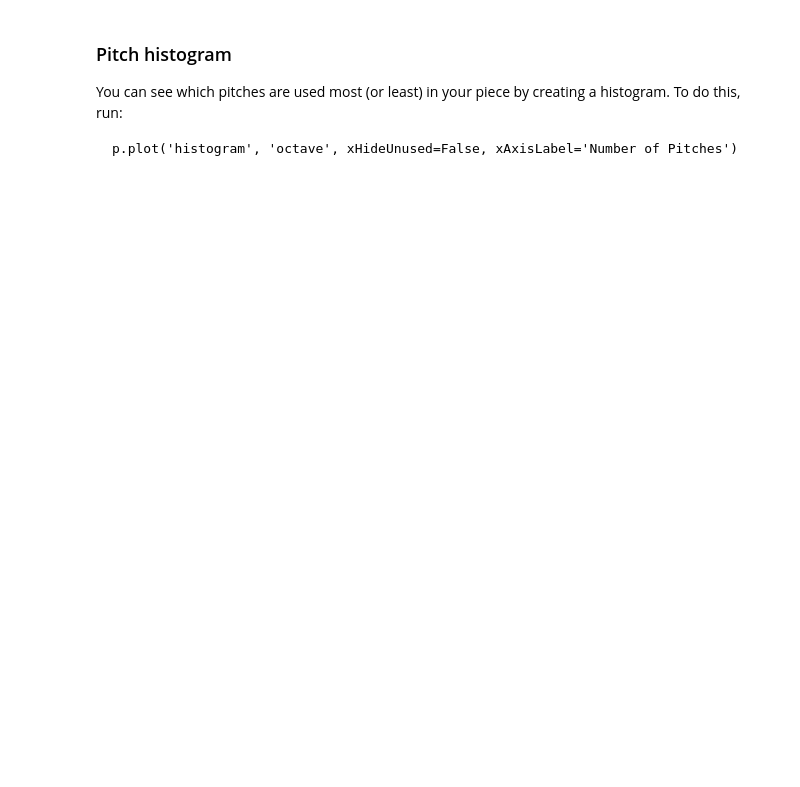
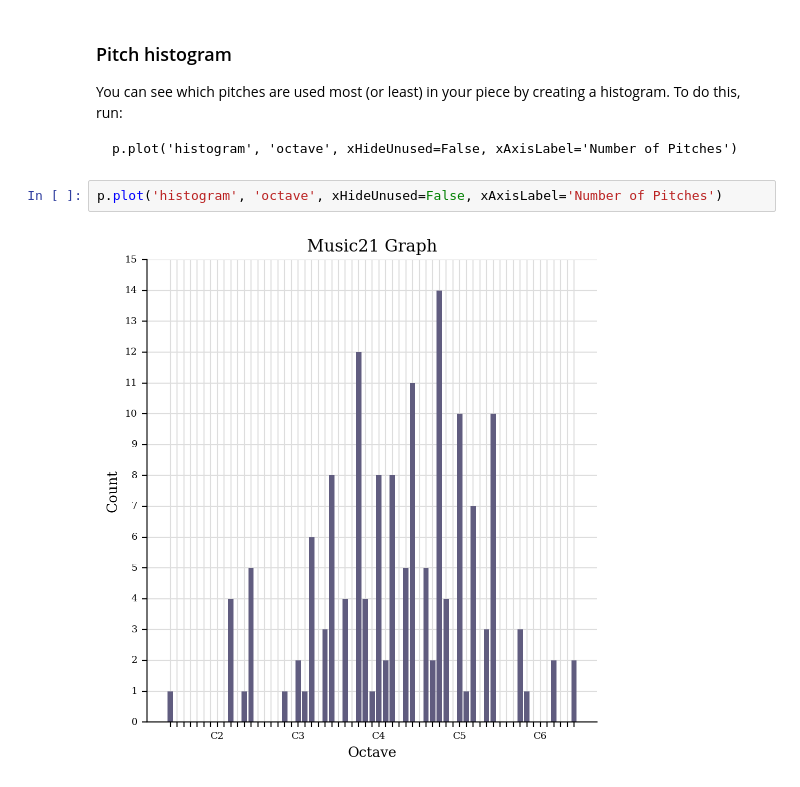
Before and after one commit to LegoUnicorn/MCA-2023-fork, a Jupyter notebook: Intro to music21.ipynb, the cells around one changed output. Saved outputs shown, nothing was run; the diff lists cells and outputs as text; blank space fills up the shorter version.

```diff
--- a/Intro to music21.ipynb
+++ b/Intro to music21.ipynb
@@ -95,3 +159,7 @@ You can also generate a visualization of the pitches that are present in your pi
 You can see which pitches are used most (or least) in your piece by creating a histogram. To do this, run:
 
     p.plot('histogram', 'octave', xHideUnused=False, xAxisLabel='Number of Pitches')
+# %%
+p.plot('histogram', 'octave', xHideUnused=False, xAxisLabel='Number of Pitches')
+# %% [output]
+[figure, added]
```
Also changed, not shown: parts of 10 cells of this notebook.
